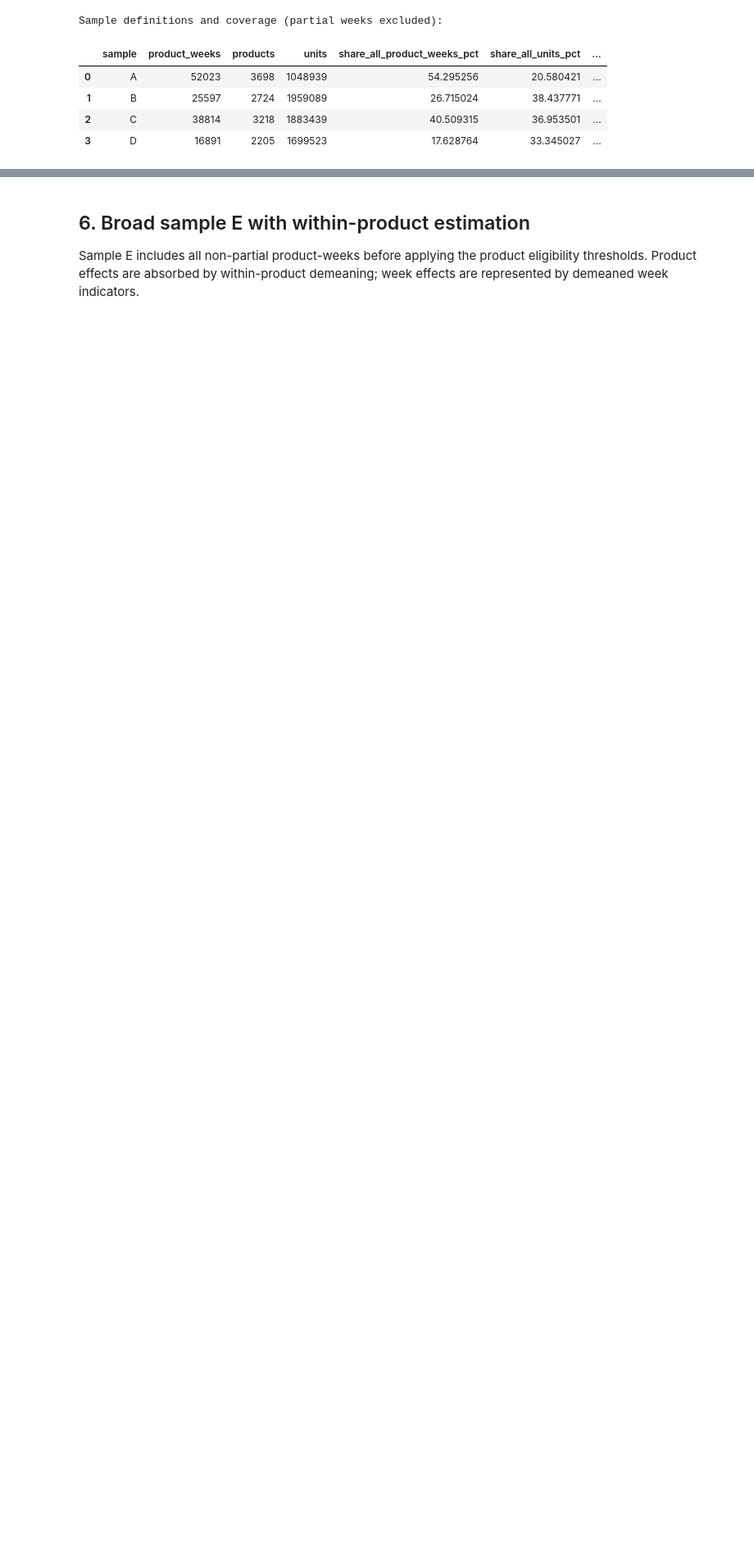
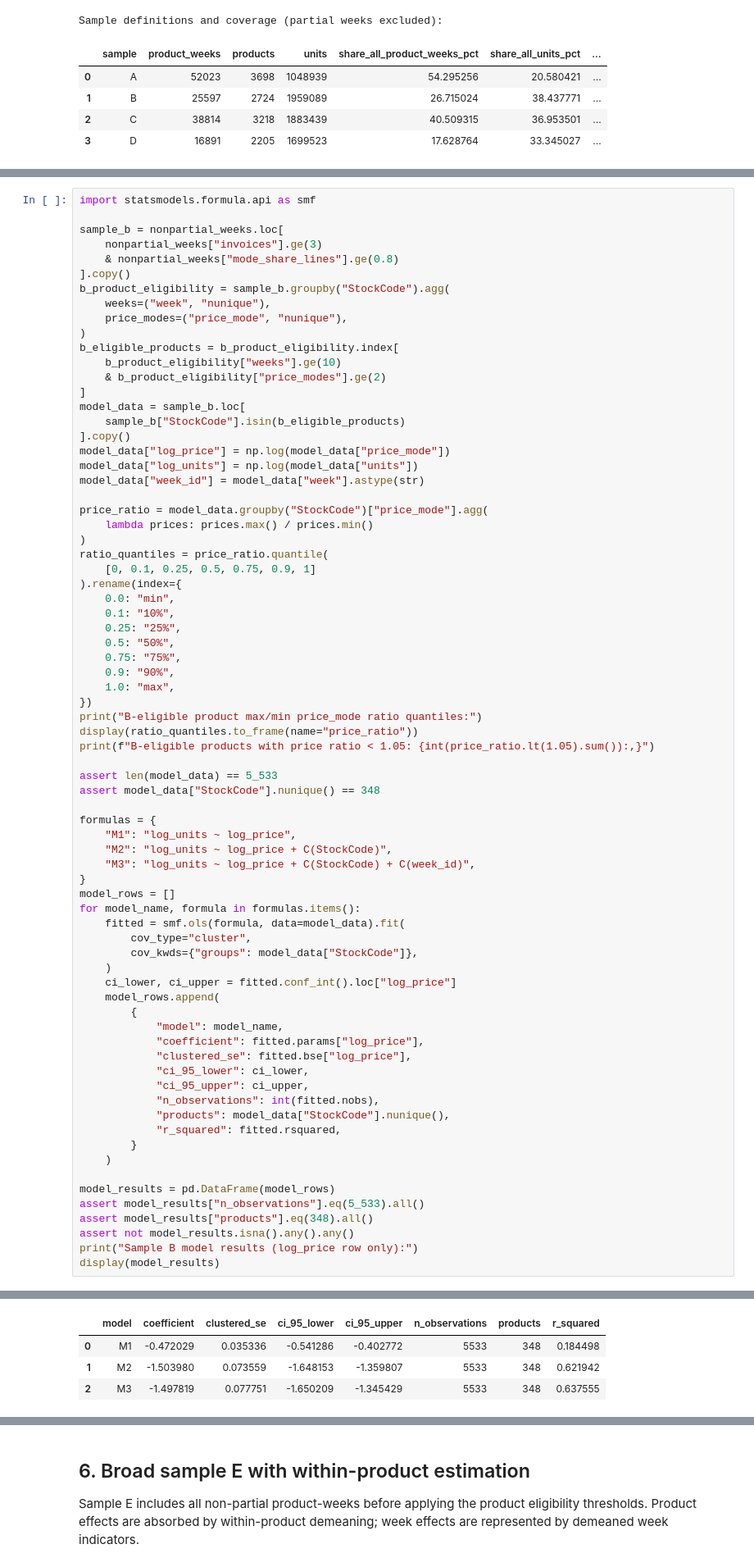
Before and after one commit to Omar-BenAmara/pricing-demand-analysis, a Jupyter notebook: notebooks/04_elasticity.ipynb, the cells around one changed output, grey strips where cells are left out. Shown at 82% size. Saved outputs shown, nothing was run; the diff lists cells and outputs as text; blank space fills up the shorter version.

Commit message:
Add elasticity models and robustness checks
Co-authored-by: Copilot <223556219+Copilot@users.noreply.github.com>

```diff
--- a/notebooks/04_elasticity.ipynb
+++ b/notebooks/04_elasticity.ipynb
@@ -331,0 +336,75 @@ Sample definitions and coverage (partial weeks excluded):
+# %%
+import statsmodels.formula.api as smf
+
+sample_b = nonpartial_weeks.loc[
+    nonpartial_weeks["invoices"].ge(3)
+    & nonpartial_weeks["mode_share_lines"].ge(0.8)
+].copy()
+b_product_eligibility = sample_b.groupby("StockCode").agg(
+    weeks=("week", "nunique"),
+    price_modes=("price_mode", "nunique"),
+)
+b_eligible_products = b_product_eligibility.index[
+    b_product_eligibility["weeks"].ge(10)
+    & b_product_eligibility["price_modes"].ge(2)
+]
+model_data = sample_b.loc[
+    sample_b["StockCode"].isin(b_eligible_products)
+].copy()
+model_data["log_price"] = np.log(model_data["price_mode"])
+model_data["log_units"] = np.log(model_data["units"])
+model_data["week_id"] = model_data["week"].astype(str)
+
+price_ratio = model_data.groupby("StockCode")["price_mode"].agg(
+    lambda prices: prices.max() / prices.min()
+)
+ratio_quantiles = price_ratio.quantile(
+    [0, 0.1, 0.25, 0.5, 0.75, 0.9, 1]
+).rename(index={
+    0.0: "min",
+    0.1: "10%",
+    0.25: "25%",
+    0.5: "50%",
+    0.75: "75%",
+    0.9: "90%",
+    1.0: "max",
+})
+print("B-eligible product max/min price_mode ratio quantiles:")
+display(ratio_quantiles.to_frame(name="price_ratio"))
+print(f"B-eligible products with price ratio < 1.05: {int(price_ratio.lt(1.05).sum()):,}")
+
+assert len(model_data) == 5_533
+assert model_data["StockCode"].nunique() == 348
+
+formulas = {
+    "M1": "log_units ~ log_price",
+    "M2": "log_units ~ log_price + C(StockCode)",
+    "M3": "log_units ~ log_price + C(StockCode) + C(week_id)",
+}
+model_rows = []
+for model_name, formula in formulas.items():
+    fitted = smf.ols(formula, data=model_data).fit(
+        cov_type="cluster",
+        cov_kwds={"groups": model_data["StockCode"]},
+    )
+    ci_lower, ci_upper = fitted.conf_int().loc["log_price"]
+    model_rows.append(
+        {
+            "model": model_name,
+            "coefficient": fitted.params["log_price"],
+            "clustered_se": fitted.bse["log_price"],
+            "ci_95_lower": ci_lower,
+            "ci_95_upper": ci_upper,
+            "n_observations": int(fitted.nobs),
+            "products": model_data["StockCode"].nunique(),
+            "r_squared": fitted.rsquared,
+        }
+    )
+
+model_results = pd.DataFrame(model_rows)
+assert model_results["n_observations"].eq(5_533).all()
+assert model_results["products"].eq(348).all()
+assert not model_results.isna().any().any()
+print("Sample B model results (log_price row only):")
+display(model_results)
+# %% [output]
@@ -331,0 +422,4 @@ Sample definitions and coverage (partial weeks excluded):
+|  | model | coefficient | clustered_se | ci_95_lower | ci_95_upper | n_observations | products | r_squared |
+| 0 | M1 | -0.472029 | 0.035336 | -0.541286 | -0.402772 | 5533 | 348 | 0.184498 |
+| 1 | M2 | -1.503980 | 0.073559 | -1.648153 | -1.359807 | 5533 | 348 | 0.621942 |
+| 2 | M3 | -1.497819 | 0.077751 | -1.650209 | -1.345429 | 5533 | 348 | 0.637555 |
```
Also changed, not shown: parts of 4 cells of this notebook.
